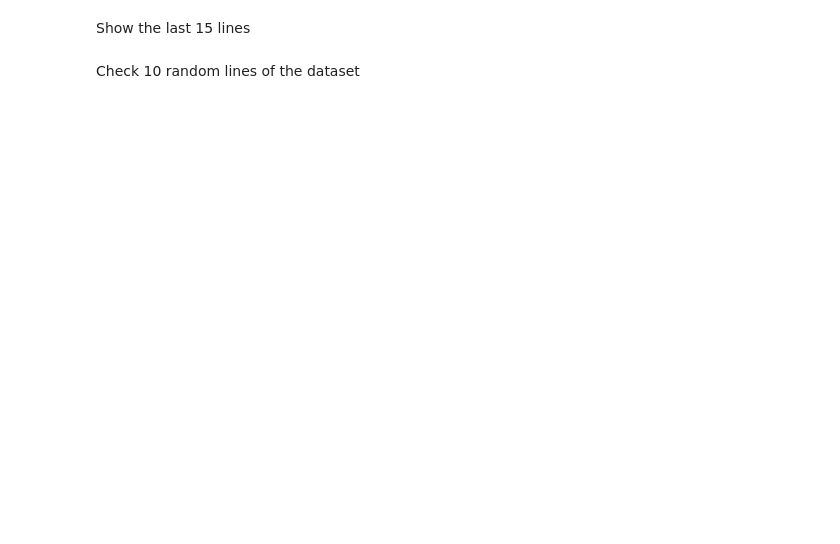
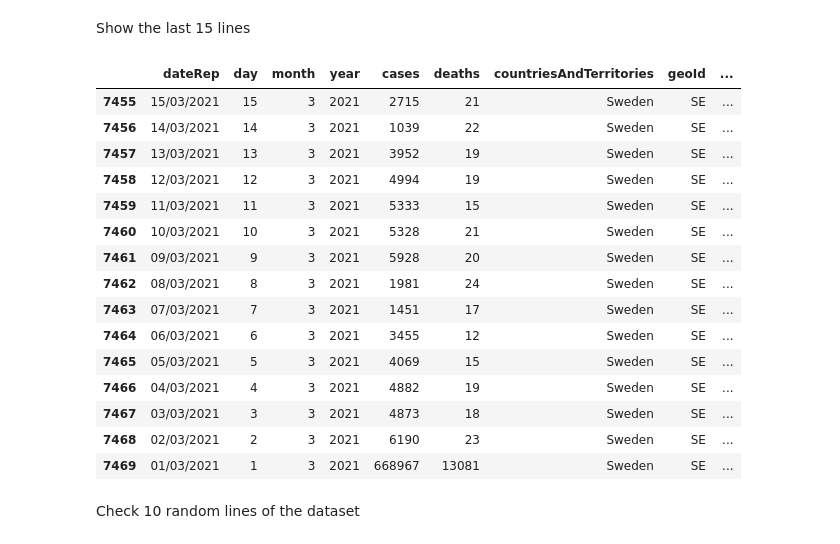
Before and after one commit to phoede/hello-project, a Jupyter notebook: Pandas/Pandas.ipynb, the cells around one changed output. Drawn from its saved outputs; the diff is of its cells as text; code cells hidden in the pictures; blank space fills up the shorter version.

```diff
--- a/Pandas/Pandas.ipynb
+++ b/Pandas/Pandas.ipynb
@@ -277,4 +305,23 @@ Display the first 5 lines of the dataset.
 # %% [markdown]
 Show the last 15 lines
+# %%
+df.tail(15)
+# %% [output]
+|  | dateRep | day | month | year | cases | deaths | countriesAndTerritories | geoId | ... |
+| 7455 | 15/03/2021 | 15 | 3 | 2021 | 2715 | 21 | Sweden | SE | ... |
+| 7456 | 14/03/2021 | 14 | 3 | 2021 | 1039 | 22 | Sweden | SE | ... |
+| 7457 | 13/03/2021 | 13 | 3 | 2021 | 3952 | 19 | Sweden | SE | ... |
+| 7458 | 12/03/2021 | 12 | 3 | 2021 | 4994 | 19 | Sweden | SE | ... |
+| 7459 | 11/03/2021 | 11 | 3 | 2021 | 5333 | 15 | Sweden | SE | ... |
+| 7460 | 10/03/2021 | 10 | 3 | 2021 | 5328 | 21 | Sweden | SE | ... |
+| 7461 | 09/03/2021 | 9 | 3 | 2021 | 5928 | 20 | Sweden | SE | ... |
+| 7462 | 08/03/2021 | 8 | 3 | 2021 | 1981 | 24 | Sweden | SE | ... |
+| 7463 | 07/03/2021 | 7 | 3 | 2021 | 1451 | 17 | Sweden | SE | ... |
+| 7464 | 06/03/2021 | 6 | 3 | 2021 | 3455 | 12 | Sweden | SE | ... |
+| 7465 | 05/03/2021 | 5 | 3 | 2021 | 4069 | 15 | Sweden | SE | ... |
+| 7466 | 04/03/2021 | 4 | 3 | 2021 | 4882 | 19 | Sweden | SE | ... |
+| 7467 | 03/03/2021 | 3 | 3 | 2021 | 4873 | 18 | Sweden | SE | ... |
+| 7468 | 02/03/2021 | 2 | 3 | 2021 | 6190 | 23 | Sweden | SE | ... |
+| 7469 | 01/03/2021 | 1 | 3 | 2021 | 668967 | 13081 | Sweden | SE | ... |
 # %% [markdown]
 Check 10 random lines of the dataset
```
Also changed, not shown: parts of 5 cells of this notebook.
